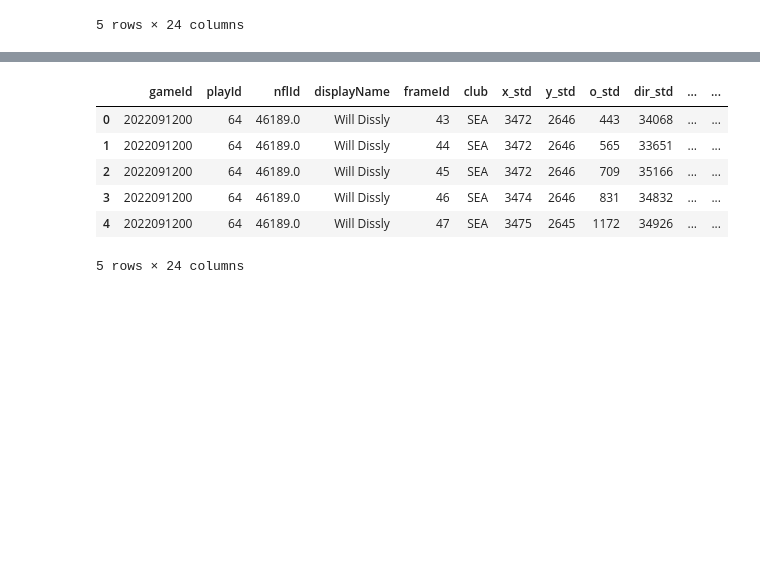
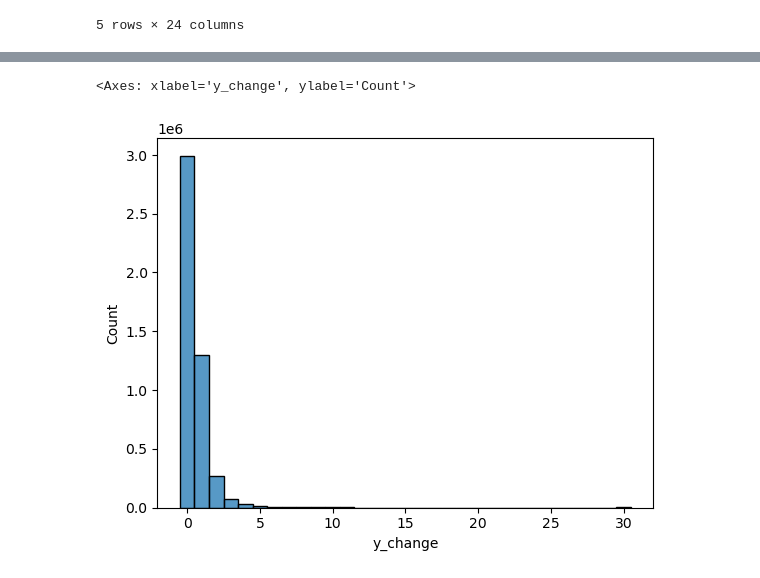
Before and after one commit to etienne-busnel/NFL-Big-Data-Bowl-2025, a Jupyter notebook: Data_Cleaning.ipynb, the cells around one changed output, grey strips where cells are left out. Saved outputs shown, nothing was run; the diff lists cells and outputs as text; code cells hidden in the pictures; blank space fills up the shorter version.

```diff
--- a/Data_Cleaning.ipynb
+++ b/Data_Cleaning.ipynb
@@ -210,12 +159,2 @@ tracking_simple['initial_y_std'] = tracking_simple['initial_y_std'].ffill().asty
 tracking_simple['x_change_all'] = tracking_simple['initial_x_std'] - tracking_simple['x_std']
 tracking_simple['y_change_all'] = tracking_simple['initial_y_std'] - tracking_simple['y_std']
-# %%
-tracking_simple.head()
-# %% [output]
-|  | gameId | playId | nflId | displayName | frameId | club | x_std | y_std | o_std | dir_std | ... | ... |
-| 0 | 2022091200 | 64 | 46189.0 | Will Dissly | 43 | SEA | 3472 | 2646 | 443 | 34068 | ... | ... |
-| 1 | 2022091200 | 64 | 46189.0 | Will Dissly | 44 | SEA | 3472 | 2646 | 565 | 33651 | ... | ... |
-| 2 | 2022091200 | 64 | 46189.0 | Will Dissly | 45 | SEA | 3472 | 2646 | 709 | 35166 | ... | ... |
-| 3 | 2022091200 | 64 | 46189.0 | Will Dissly | 46 | SEA | 3474 | 2646 | 831 | 34832 | ... | ... |
-| 4 | 2022091200 | 64 | 46189.0 | Will Dissly | 47 | SEA | 3475 | 2645 | 1172 | 34926 | ... | ... |
-5 rows × 24 columns
@@ -221,0 +165,24 @@ tracking_simple.head()
+# %%
+#Need to create an estimate of when a person is in motion, see what the change in y is
+#initial guess, when over 5 (confirm by looking at data)
+
+#see what average movement for non-motion players is
+
+tracking_avg_movement = tracking.drop(columns=['x', 'y', 's', 'a','dis', 'o', 'dir'])
+
+df_player_play_motion_ids_false = df_player_play[df_player_play['motionSinceLineset'] == False][['gameId','playId','nflId']]
+tracking_avg_movement = tracking_avg_movement.merge(df_player_play_motion_ids_false, on = ['gameId','playId','nflId'], how = 'inner')
+
+tracking_avg_movement = filter_to_between_line_set_ball_snap(tracking_avg_movement)
+tracking_avg_movement = tracking_avg_movement.drop(columns=['frameType','time', 'jerseyNumber','playDirection','event'])
+
+tracking_avg_movement['x_change'] = tracking_avg_movement.groupby(['gameId','playId','nflId'])['x_std'].diff().fillna(0).astype(int)
+tracking_avg_movement['y_change'] = tracking_avg_movement.groupby(['gameId','playId','nflId'])['y_std'].diff().fillna(0).astype(int)
+
+tracking_avg_movement['y_change'] = abs(tracking_avg_movement['y_change'])
+
+#histplot for players who were not in motion
+sns.histplot(tracking_avg_movement['y_change'].apply(lambda x: min(x, 30)), discrete=True)
+# %% [output]
+<Axes: xlabel='y_change', ylabel='Count'>
+[figure, added]
```
Also changed, not shown: parts of 28 cells of this notebook, 6 other files.
